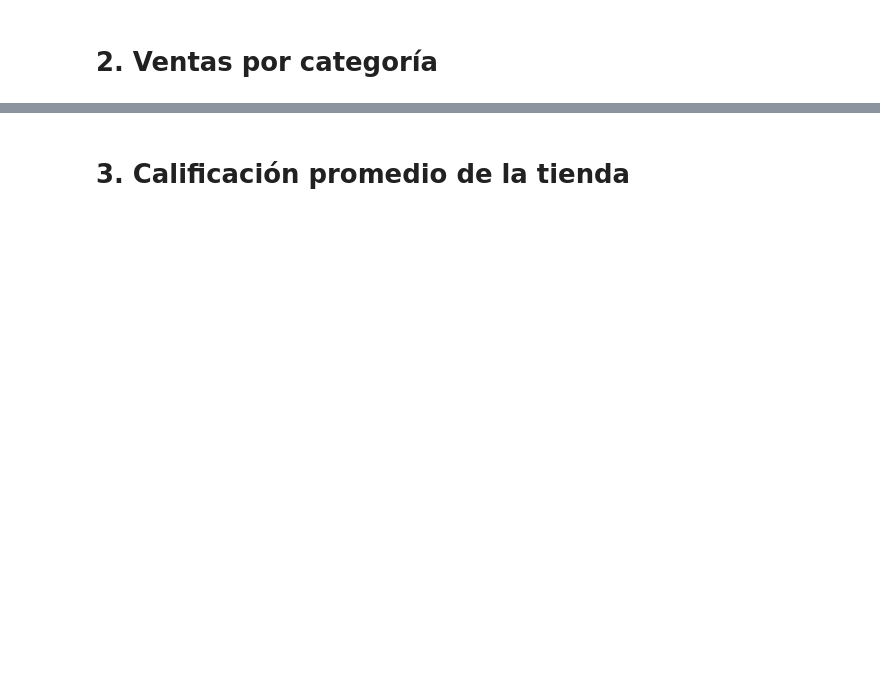
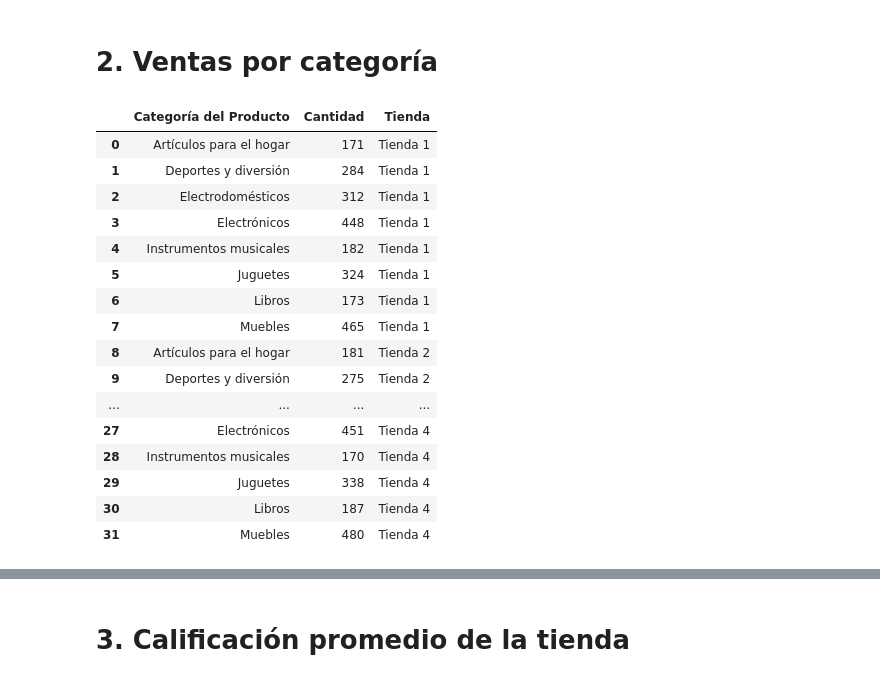
Before and after one commit to angelesGladin/challenge-data-science, a Jupyter notebook: AluraStoreLatam.ipynb, the cells around one changed output, grey strips where cells are left out. Cells and saved outputs as stored; diff of their text form; code cells hidden in the pictures; blank space fills up the shorter version.

```diff
--- a/AluraStoreLatam.ipynb
+++ b/AluraStoreLatam.ipynb
@@ -167,16 +95,35 @@ plt.show()
 # %%
 #función para contar productos por categoria y conviertiendolo a Df
 def conteo_categoria(df, nombre_tienda):
     conteo = df.groupby('Categoría del Producto').size().reset_index(name ='Cantidad')
     conteo['Tienda'] = nombre_tienda
     return conteo
 
 #aplicar a la funcion por cada tienda
 t1 = conteo_categoria(tienda, 'Tienda 1')
 t2 = conteo_categoria(tienda2, 'Tienda 2')
 t3 = conteo_categoria(tienda3, 'Tienda 3')
 t4 = conteo_categoria(tienda4, 'Tienda 4')
 
 #uniendo todo para gráficar
 total = pd.concat([t1, t2, t3, t4], ignore_index=True)
+total
+# %% [output]
+|  | Categoría del Producto | Cantidad | Tienda |
+| 0 | Artículos para el hogar | 171 | Tienda 1 |
+| 1 | Deportes y diversión | 284 | Tienda 1 |
+| 2 | Electrodomésticos | 312 | Tienda 1 |
+| 3 | Electrónicos | 448 | Tienda 1 |
+| 4 | Instrumentos musicales | 182 | Tienda 1 |
+| 5 | Juguetes | 324 | Tienda 1 |
+| 6 | Libros | 173 | Tienda 1 |
+| 7 | Muebles | 465 | Tienda 1 |
+| 8 | Artículos para el hogar | 181 | Tienda 2 |
+| 9 | Deportes y diversión | 275 | Tienda 2 |
+| ... | ... | ... | ... |
+| 27 | Electrónicos | 451 | Tienda 4 |
+| 28 | Instrumentos musicales | 170 | Tienda 4 |
+| 29 | Juguetes | 338 | Tienda 4 |
+| 30 | Libros | 187 | Tienda 4 |
+| 31 | Muebles | 480 | Tienda 4 |
 # %%
```
Also changed, not shown: parts of 12 cells of this notebook.
